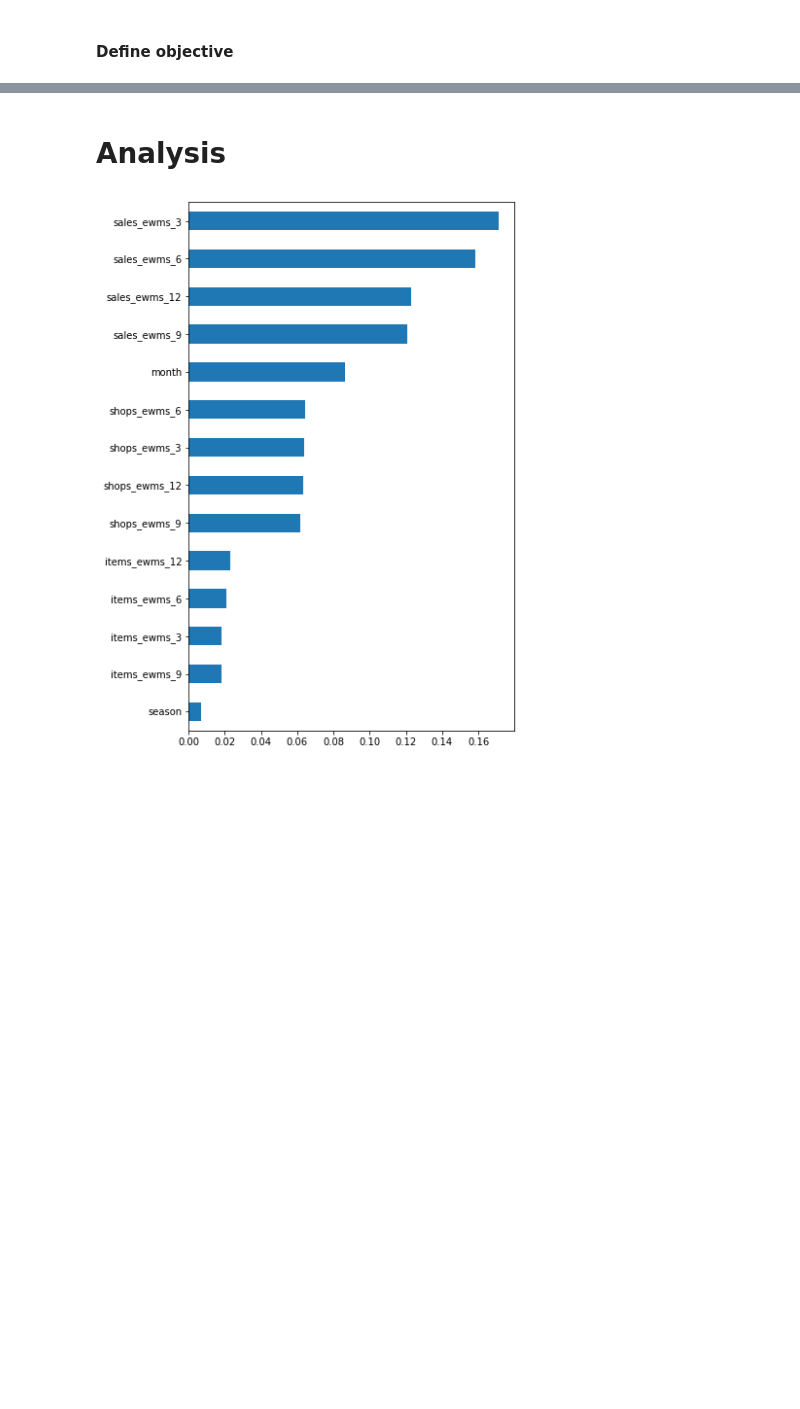
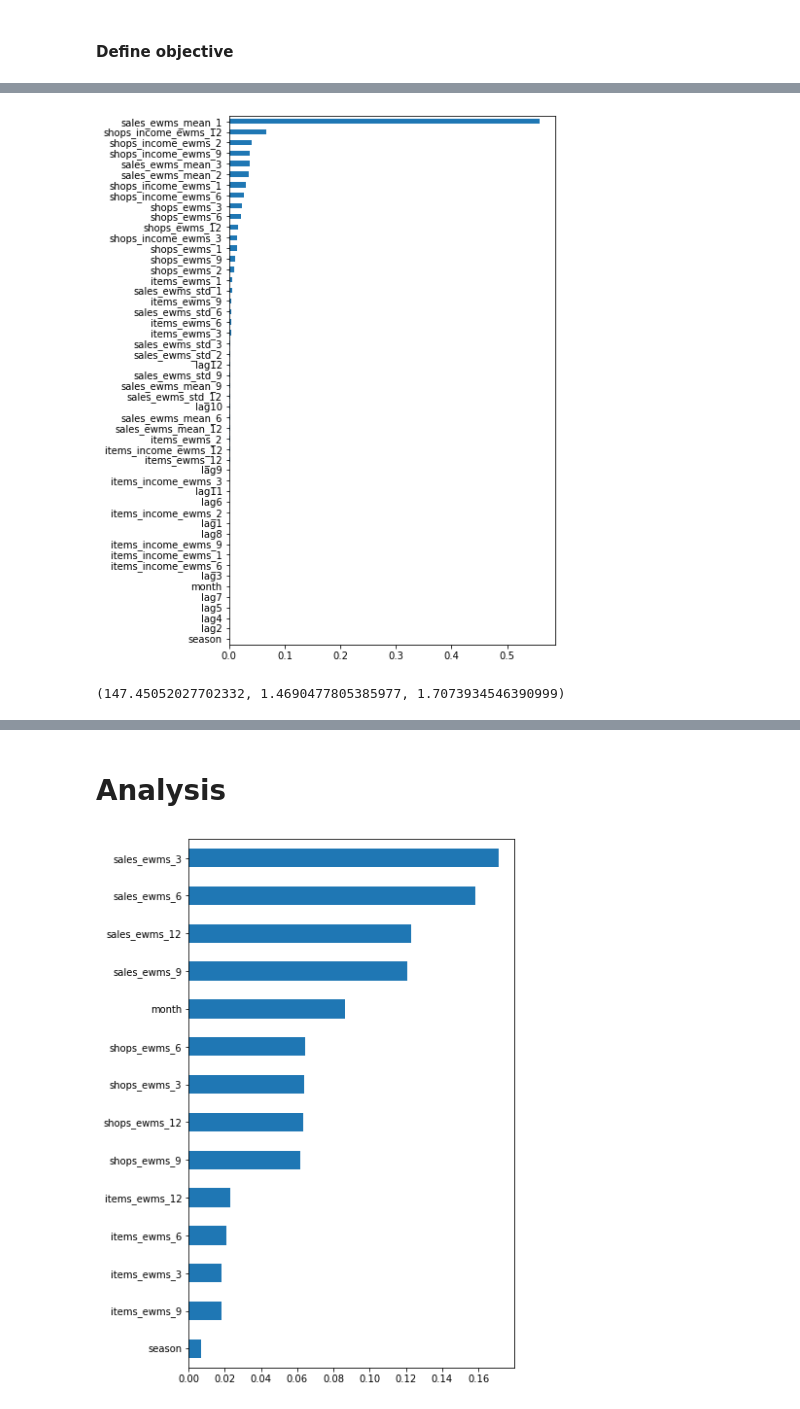
Before and after one commit to lsuazo/HowToWinKaggle, a Jupyter notebook: FinalProject/20200824_setup_cross_val.ipynb, the cells around one changed output, grey strips where cells are left out. Saved outputs shown, nothing was run; the diff lists cells and outputs as text; code cells hidden in the pictures; blank space fills up the shorter version.

```diff
--- a/FinalProject/20200824_setup_cross_val.ipynb
+++ b/FinalProject/20200824_setup_cross_val.ipynb
@@ -174,3 +198,18 @@ X_val,Y_val = get_single_month_XY(full_data_monts[1])
+# %%
+def plot_feature_importances(mod, col_names=None, figsize=(6,10)):
+    plt.figure(figsize=figsize)
+    importances = mod.feature_importances_
+    if type(importances) == pd.Series:
+        importances.sort_values().plot(kind='barh')
+    elif col_names is not None:
+        pd.Series(importances, index=col_names).sort_values().plot(kind='barh')
+    else:
+        print('dont have col names')
+# %%
+# using the 0th month is not good, because december behavior is very non-predicitve of jan behavior
+DROP_COLS = []
+X_train,Y_train = get_single_month_XY(full_data_months[4], drop_cols=DROP_COLS, num_lagged_values=12)
+X_val,Y_val = get_single_month_XY(full_data_months[5], drop_cols=DROP_COLS, num_lagged_values=12)
 # %%
 mod = RandomForestRegressor(n_estimators=50, max_depth=5, n_jobs=-1)
 fitted, ytpred, yvpred, elapsed = fit_and_predict(mod, X_train,Y_train, X_val)
@@ -179,0 +219,10 @@ elapsed, mean_squared_error(Y_train, ytpred), mean_squared_error(Y_val, yvpred)
+# %%
+plot_feature_importances(fitted, col_names=X_train.columns)
+# %% [output]
+[figure, added]
+# %%
+mod = RandomForestRegressor(n_estimators=100, max_depth=10, n_jobs=-1)
+fitted, ytpred, yvpred, elapsed = fit_and_predict(mod, X_train,Y_train, X_val)
+elapsed, mean_squared_error(Y_train, ytpred), mean_squared_error(Y_val, yvpred)
+# %% [output]
+(147.45052027702332, 1.4690477805385977, 1.7073934546390999)
```
Also changed, not shown: parts of 53 cells of this notebook, 7 other files.
